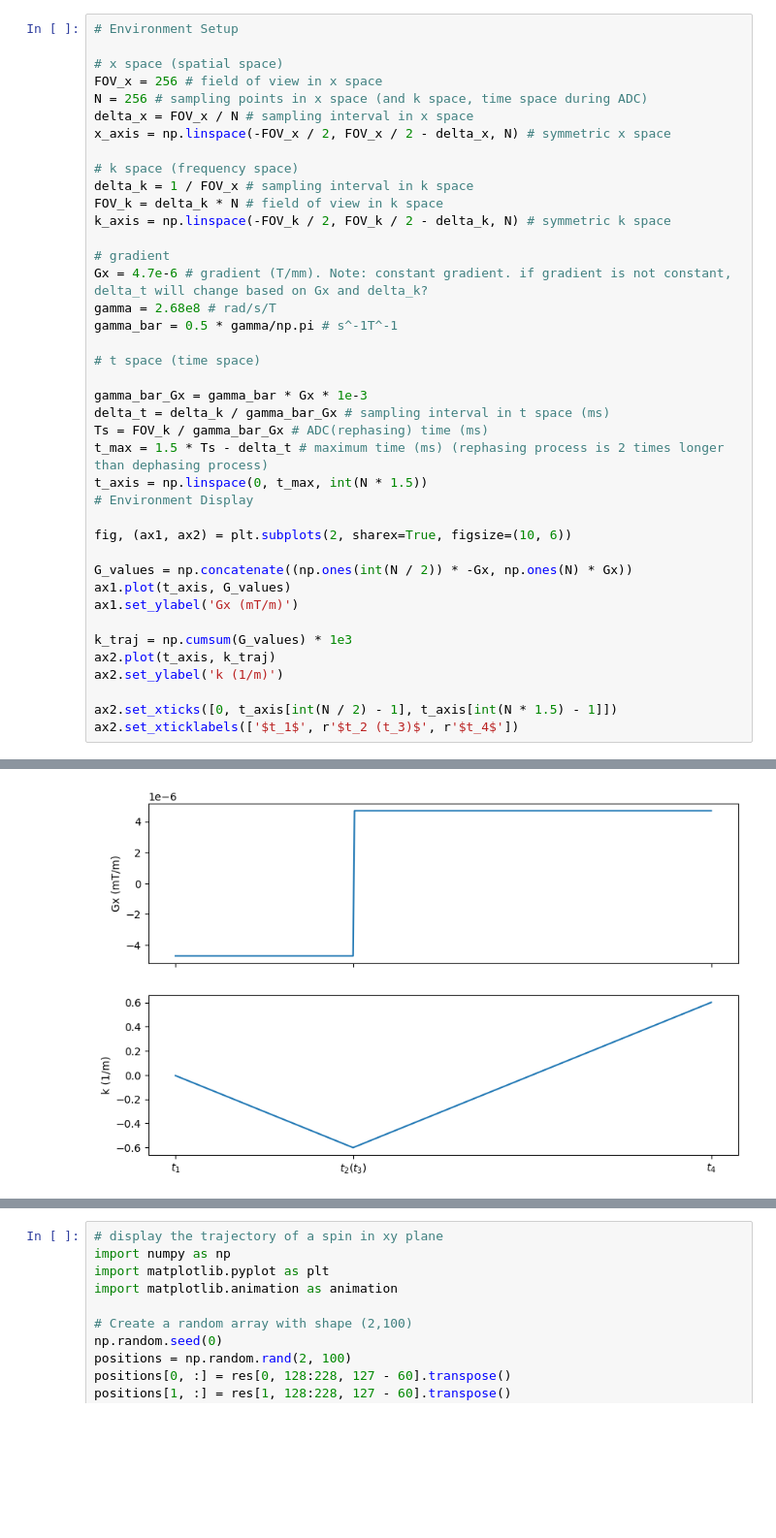
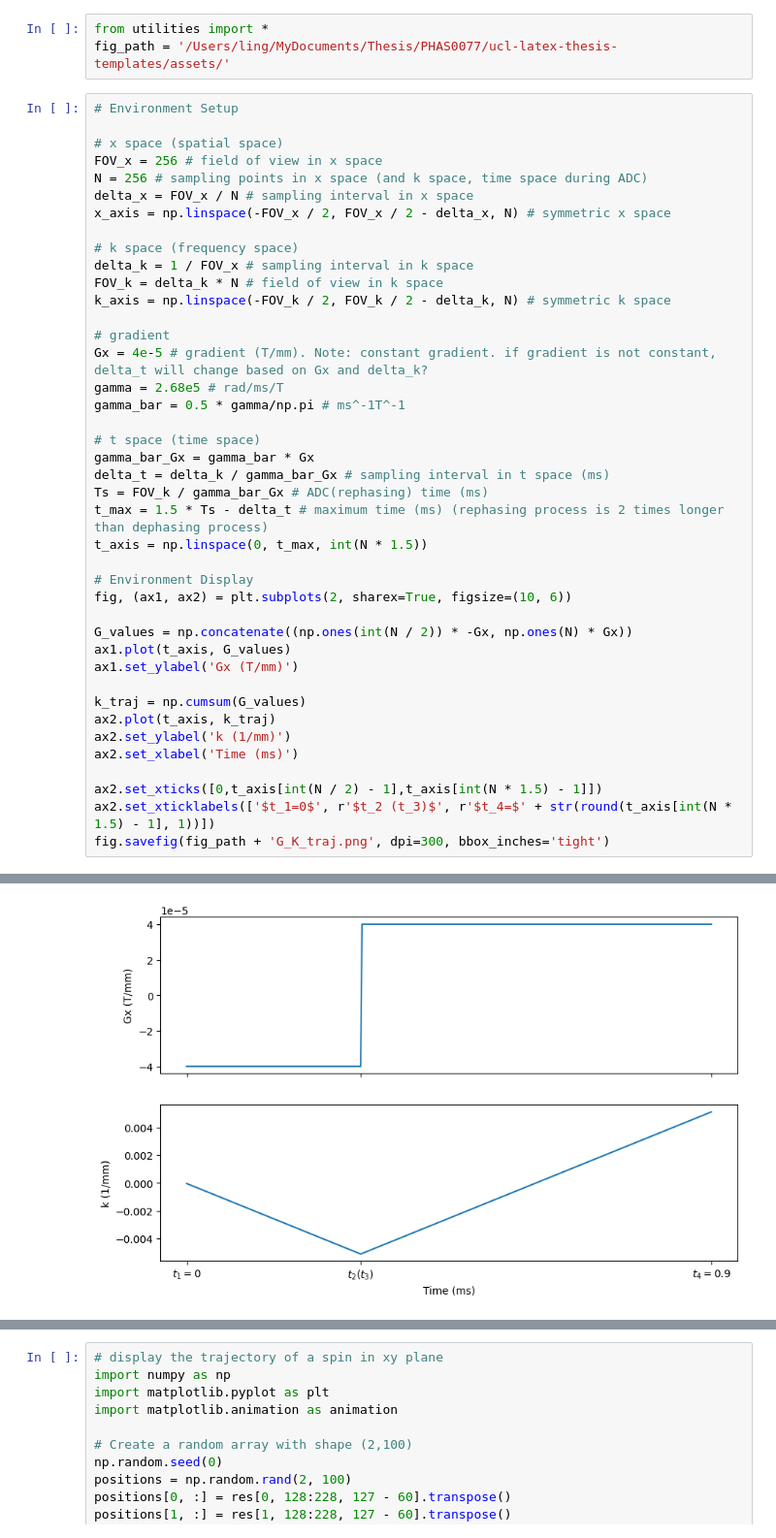
Before and after one commit to chongfengling/MRI-pulse-sequence-optimization, a Jupyter notebook: src/simulator.ipynb, the cells around one changed output, grey strips where cells are left out. Shown at 97% size. Saved outputs shown, nothing was run; the diff lists cells and outputs as text; blank space fills up the shorter version.

```diff
--- a/src/simulator.ipynb
+++ b/src/simulator.ipynb
@@ -3,3 +1,6 @@ from utilities import *
+# %%
+from utilities import *
+fig_path = '/Users/ling/MyDocuments/Thesis/PHAS0077/ucl-latex-thesis-templates/assets/'
 # %%
 # Environment Setup
 
@@ -15,29 +16,30 @@ FOV_k = delta_k * N # field of view in k space
 k_axis = np.linspace(-FOV_k / 2, FOV_k / 2 - delta_k, N) # symmetric k space
 
 # gradient
-Gx = 4.7e-6 # gradient (T/mm). Note: constant gradient. if gradient is not constant, delta_t will change based on Gx and delta_k?
-gamma = 2.68e8 # rad/s/T
-gamma_bar = 0.5 * gamma/np.pi # s^-1T^-1
+Gx = 4e-5 # gradient (T/mm). Note: constant gradient. if gradient is not constant, delta_t will change based on Gx and delta_k?
+gamma = 2.68e5 # rad/ms/T
+gamma_bar = 0.5 * gamma/np.pi # ms^-1T^-1
 
 # t space (time space)
-
-gamma_bar_Gx = gamma_bar * Gx * 1e-3
+gamma_bar_Gx = gamma_bar * Gx
 delta_t = delta_k / gamma_bar_Gx # sampling interval in t space (ms)
 Ts = FOV_k / gamma_bar_Gx # ADC(rephasing) time (ms)
 t_max = 1.5 * Ts - delta_t # maximum time (ms) (rephasing process is 2 times longer than dephasing process)
 t_axis = np.linspace(0, t_max, int(N * 1.5))
+
 # Environment Display
-
 fig, (ax1, ax2) = plt.subplots(2, sharex=True, figsize=(10, 6))
 
 G_values = np.concatenate((np.ones(int(N / 2)) * -Gx, np.ones(N) * Gx))
 ax1.plot(t_axis, G_values)
-ax1.set_ylabel('Gx (mT/m)')
+ax1.set_ylabel('Gx (T/mm)')
 
-k_traj = np.cumsum(G_values) * 1e3
+k_traj = np.cumsum(G_values)
 ax2.plot(t_axis, k_traj)
-ax2.set_ylabel('k (1/m)')
+ax2.set_ylabel('k (1/mm)')
+ax2.set_xlabel('Time (ms)')
 
-ax2.set_xticks([0, t_axis[int(N / 2) - 1], t_axis[int(N * 1.5) - 1]])
-ax2.set_xticklabels(['$t_1$', r'$t_2 (t_3)$', r'$t_4$'])
+ax2.set_xticks([0,t_axis[int(N / 2) - 1],t_axis[int(N * 1.5) - 1]])
+ax2.set_xticklabels(['$t_1=0$', r'$t_2 (t_3)$', r'$t_4=$' + str(round(t_axis[int(N * 1.5) - 1], 1))])
+fig.savefig(fig_path + 'G_K_traj.png', dpi=300, bbox_inches='tight')
 # %% [output]
@@ -47,4 +46,4 @@ ax2.set_xticklabels(['$t_1$', r'$t_2 (t_3)$', r'$t_4$'])
-[figure, old version]
+[figure, new version]
 # %%
 # create object
 density = np.zeros(len(x_axis))
```
Also changed, not shown: parts of 6 cells of this notebook.
